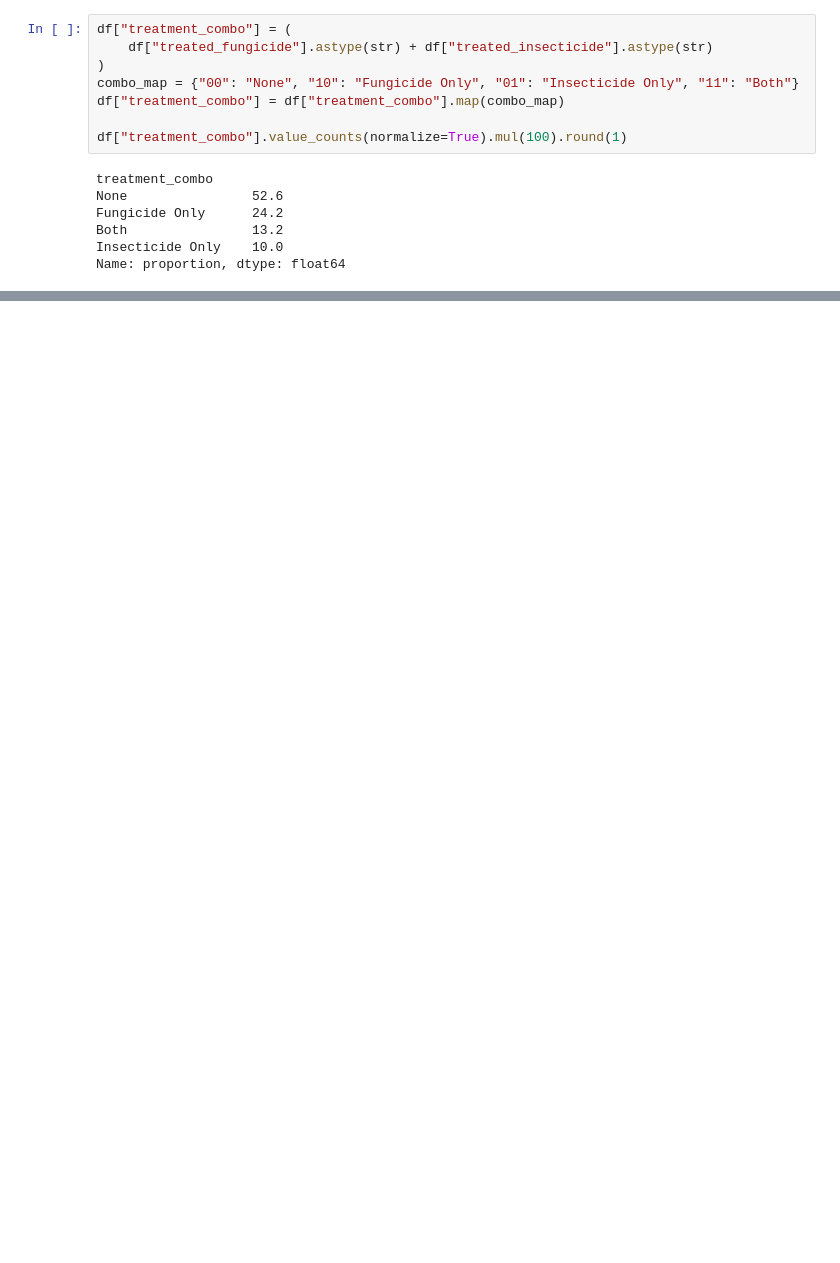
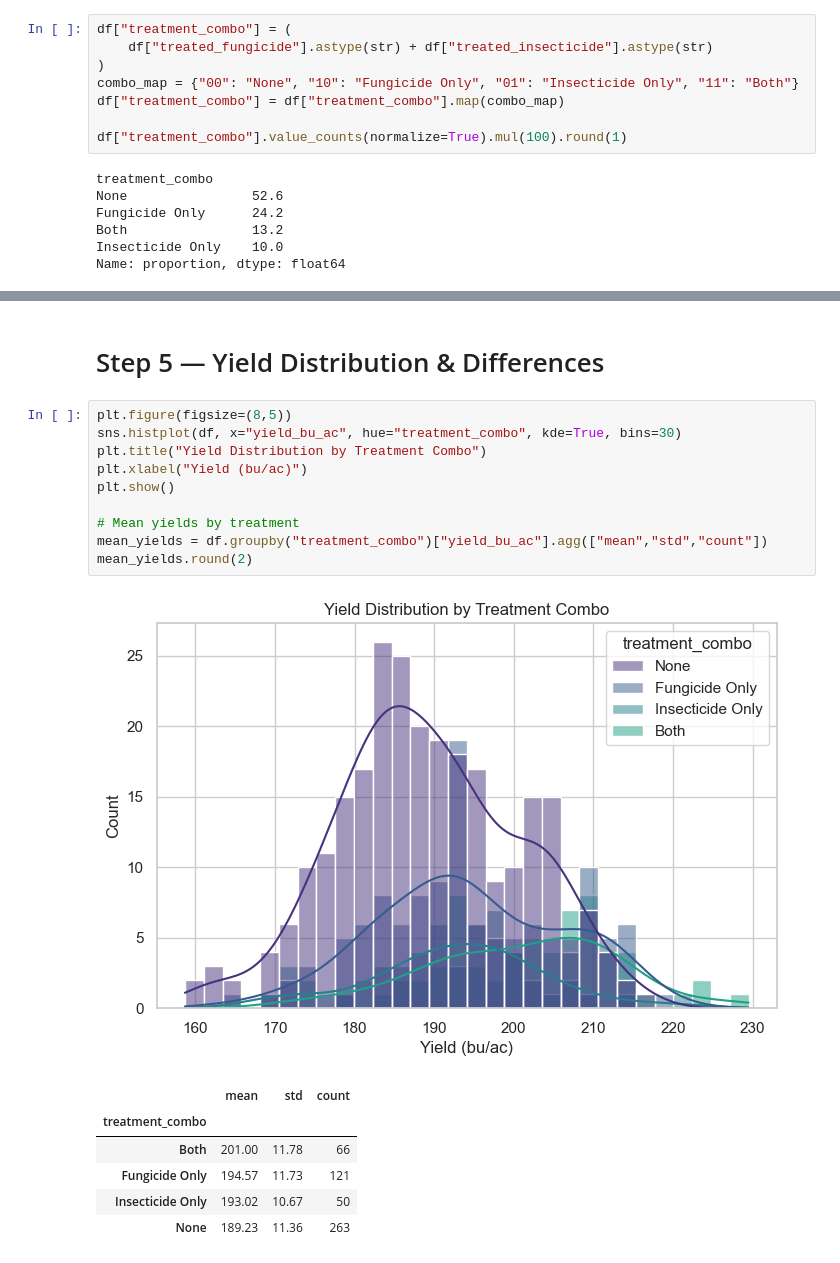
Before and after one commit to jwalluww/Portfolio_Projects, a Jupyter notebook: Quick_Hits/WIP_Farming_Dataset.ipynb, the cells around one changed output, grey strips where cells are left out. Saved outputs shown, nothing was run; the diff lists cells and outputs as text; blank space fills up the shorter version.

```diff
--- a/Quick_Hits/WIP_Farming_Dataset.ipynb
+++ b/Quick_Hits/WIP_Farming_Dataset.ipynb
@@ -133,0 +211,20 @@ Name: proportion, dtype: float64
+# %% [markdown]
+# Step 5 — Yield Distribution & Differences
+# %%
+plt.figure(figsize=(8,5))
+sns.histplot(df, x="yield_bu_ac", hue="treatment_combo", kde=True, bins=30)
+plt.title("Yield Distribution by Treatment Combo")
+plt.xlabel("Yield (bu/ac)")
+plt.show()
+
+# Mean yields by treatment
+mean_yields = df.groupby("treatment_combo")["yield_bu_ac"].agg(["mean","std","count"])
+mean_yields.round(2)
+# %% [output]
+[figure, added]
+|  | mean | std | count |
+| treatment_combo |  |  |  |
+| Both | 201.00 | 11.78 | 66 |
+| Fungicide Only | 194.57 | 11.73 | 121 |
+| Insecticide Only | 193.02 | 10.67 | 50 |
+| None | 189.23 | 11.36 | 263 |
```
Also changed, not shown: parts of 27 cells of this notebook.
